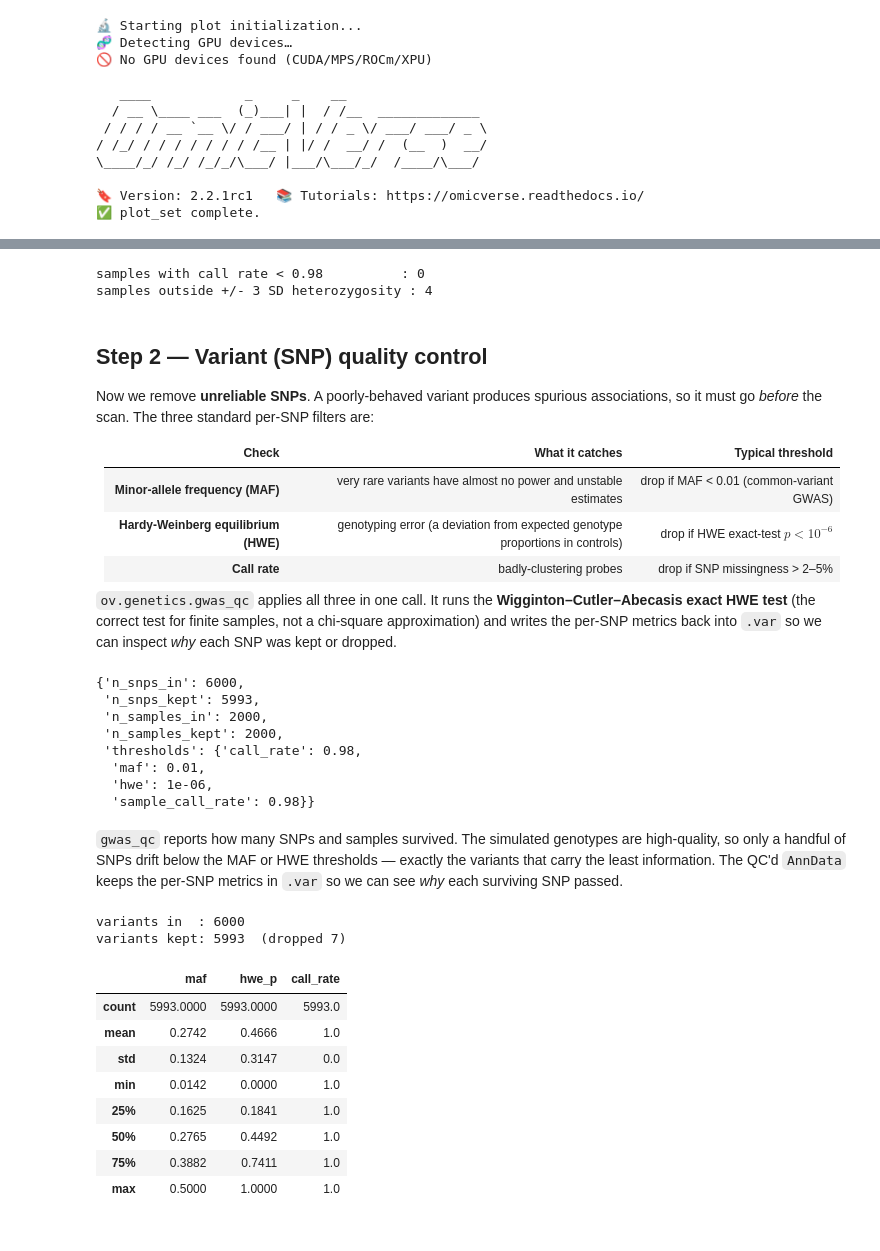
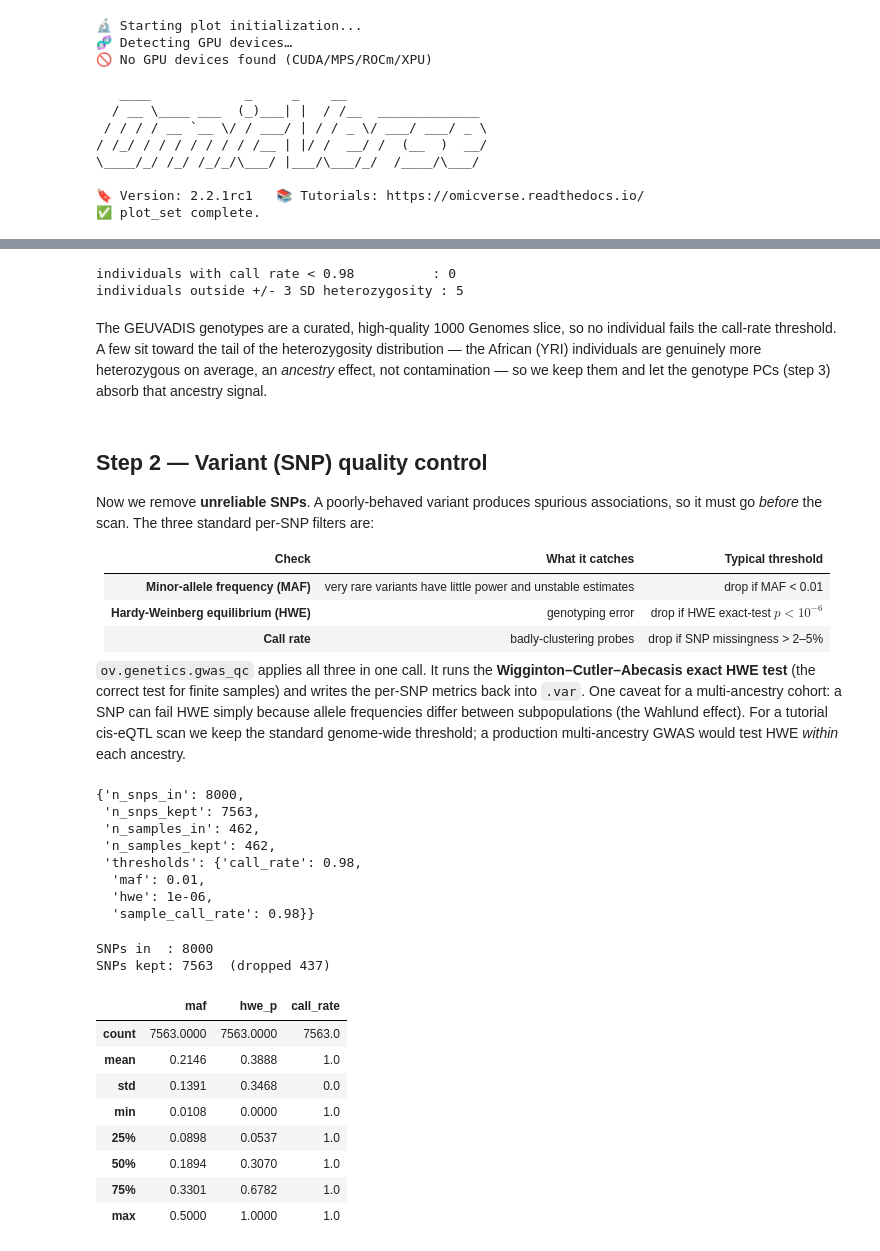
Before and after one commit to DBinary/omicverse-tutorials, a Jupyter notebook: docs/Tutorials-genetics/t_genetics_01_gwas_pipeline.ipynb, the cells around one changed output, grey strips where cells are left out. Drawn from its saved outputs; the diff is of its cells as text; code cells hidden in the pictures.

```diff
--- a/docs/Tutorials-genetics/t_genetics_01_gwas_pipeline.ipynb
+++ b/docs/Tutorials-genetics/t_genetics_01_gwas_pipeline.ipynb
@@ -118,0 +106,6 @@ carries the per-sample phenotype and a subpopulation label.
+# %%
+geno = ov.datasets.geuvadis_genotype()
+expr = ov.datasets.geuvadis_expression()
+print(f"genotype  : {geno.n_obs} individuals x {geno.n_vars} SNPs")
+print(f"expression: {expr.n_obs} individuals x {expr.n_vars} genes")
+print(f"same individuals, same order: {(geno.obs_names == expr.obs_names).all()}")
@@ -119,7 +124,4 @@ carries the per-sample phenotype and a subpopulation label.
 # %%
-geno = study.genotype
-pheno = study.phenotype
-print(f"genotype : {geno.n_obs} samples x {geno.n_vars} SNPs")
 print(f"dosage values present: {np.unique(geno.X)}")
 geno.var.head()
 # %% [output]
@@ -200,11 +190,18 @@ het_lo, het_hi = qc_obs.attrs["het_bounds"]
 n_low_call = int((qc_obs["call_rate"] < 0.98).sum())
 n_het_out = int(((qc_obs["heterozygosity"] < het_lo) |
                  (qc_obs["heterozygosity"] > het_hi)).sum())
-print(f"samples with call rate < 0.98          : {n_low_call}")
-print(f"samples outside +/- 3 SD heterozygosity : {n_het_out}")
+print(f"individuals with call rate < 0.98          : {n_low_call}")
+print(f"individuals outside +/- 3 SD heterozygosity : {n_het_out}")
 # %% [output]
-samples with call rate < 0.98          : 0
-samples outside +/- 3 SD heterozygosity : 4
+individuals with call rate < 0.98          : 0
+individuals outside +/- 3 SD heterozygosity : 5
+# %% [markdown]
+The GEUVADIS genotypes are a curated, high-quality 1000 Genomes slice, so
+no individual fails the call-rate threshold. A few sit toward the tail of
+the heterozygosity distribution — the African (YRI) individuals are
+genuinely more heterozygous on average, an *ancestry* effect, not
+contamination — so we keep them and let the genotype PCs (step 3) absorb
+that ancestry signal.
 # %% [markdown]
 ## Step 2 — Variant (SNP) quality control
 
@@ -214,50 +211,46 @@ standard per-SNP filters are:
 
 | Check | What it catches | Typical threshold |
 |---|---|---|
-| **Minor-allele frequency (MAF)** | very rare variants have almost no power and unstable estimates | drop if MAF < 0.01 (common-variant GWAS) |
-| **Hardy-Weinberg equilibrium (HWE)** | genotyping error (a deviation from expected genotype proportions in controls) | drop if HWE exact-test $p < 10^{-6}$ |
+| **Minor-allele frequency (MAF)** | very rare variants have little power and unstable estimates | drop if MAF < 0.01 |
+| **Hardy-Weinberg equilibrium (HWE)** | genotyping error | drop if HWE exact-test $p < 10^{-6}$ |
 | **Call rate** | badly-clustering probes | drop if SNP missingness > 2–5% |
 
 `ov.genetics.gwas_qc` applies all three in one call. It runs the
 **Wigginton–Cutler–Abecasis exact HWE test** (the correct test for finite
-samples, not a chi-square approximation) and writes the per-SNP metrics
-back into `.var` so we can inspect *why* each SNP was kept or dropped.
+samples) and writes the per-SNP metrics back into `.var`. One caveat for
+a multi-ancestry cohort: a SNP can fail HWE simply because allele
+frequencies differ between subpopulations (the Wahlund effect). For a
+tutorial cis-eQTL scan we keep the standard genome-wide threshold; a
+production multi-ancestry GWAS would test HWE *within* each ancestry.
 # %%
 geno_qc = ov.genetics.gwas_qc(
     geno, call_rate=0.98, maf=0.01, hwe=1e-6, sample_call_rate=0.98,
 )
 geno_qc.uns["gwas_qc"]
 # %% [output]
-{'n_snps_in': 6000,
- 'n_snps_kept': 5993,
- 'n_samples_in': 2000,
- 'n_samples_kept': 2000,
+{'n_snps_in': 8000,
+ 'n_snps_kept': 7563,
+ 'n_samples_in': 462,
+ 'n_samples_kept': 462,
  'thresholds': {'call_rate': 0.98,
   'maf': 0.01,
   'hwe': 1e-06,
   'sample_call_rate': 0.98}}
-# %% [markdown]
-`gwas_qc` reports how many SNPs and samples survived. The simulated
-genotypes are high-quality, so only a handful of SNPs drift below the MAF
-or HWE thresholds — exactly the variants that carry the least information.
-The QC'd `AnnData` keeps the per-SNP metrics in `.var` so we can see *why*
-each surviving SNP passed.
 # %%
 # gwas_qc records call_rate, maf and the HWE exact-test p on .var.
 metrics = geno_qc.var[["maf", "hwe_p", "call_rate"]]
-print(f"variants in  : {geno.n_vars}")
-print(f"variants kept: {geno_qc.n_vars}  "
-      f"(dropped {geno.n_vars - geno_qc.n_vars})")
+print(f"SNPs in  : {geno.n_vars}")
+print(f"SNPs kept: {geno_qc.n_vars}  (dropped {geno.n_vars - geno_qc.n_vars})")
 metrics.describe().round(4)
 # %% [output]
-variants in  : 6000
-variants kept: 5993  (dropped 7)
+SNPs in  : 8000
+SNPs kept: 7563  (dropped 437)
 |  | maf | hwe_p | call_rate |
-| count | 5993.0000 | 5993.0000 | 5993.0 |
-| mean | 0.2742 | 0.4666 | 1.0 |
-| std | 0.1324 | 0.3147 | 0.0 |
-| min | 0.0142 | 0.0000 | 1.0 |
-| 25% | 0.1625 | 0.1841 | 1.0 |
-| 50% | 0.2765 | 0.4492 | 1.0 |
-| 75% | 0.3882 | 0.7411 | 1.0 |
+| count | 7563.0000 | 7563.0000 | 7563.0 |
+| mean | 0.2146 | 0.3888 | 1.0 |
+| std | 0.1391 | 0.3468 | 0.0 |
+| min | 0.0108 | 0.0000 | 1.0 |
+| 25% | 0.0898 | 0.0537 | 1.0 |
+| 50% | 0.1894 | 0.3070 | 1.0 |
+| 75% | 0.3301 | 0.6782 | 1.0 |
 | max | 0.5000 | 1.0000 | 1.0 |
```
Also changed, not shown: parts of 75 cells of this notebook, 2 other files.
